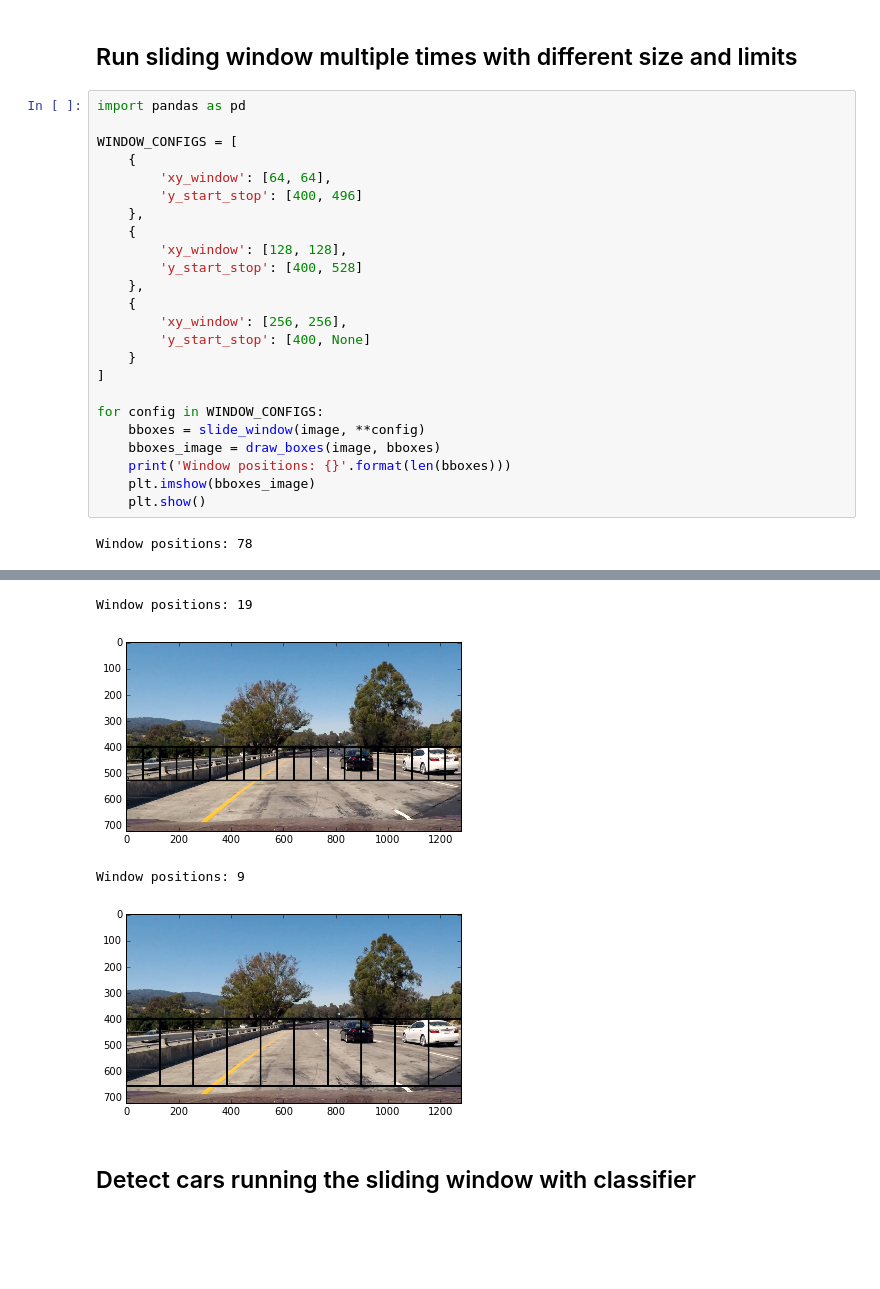
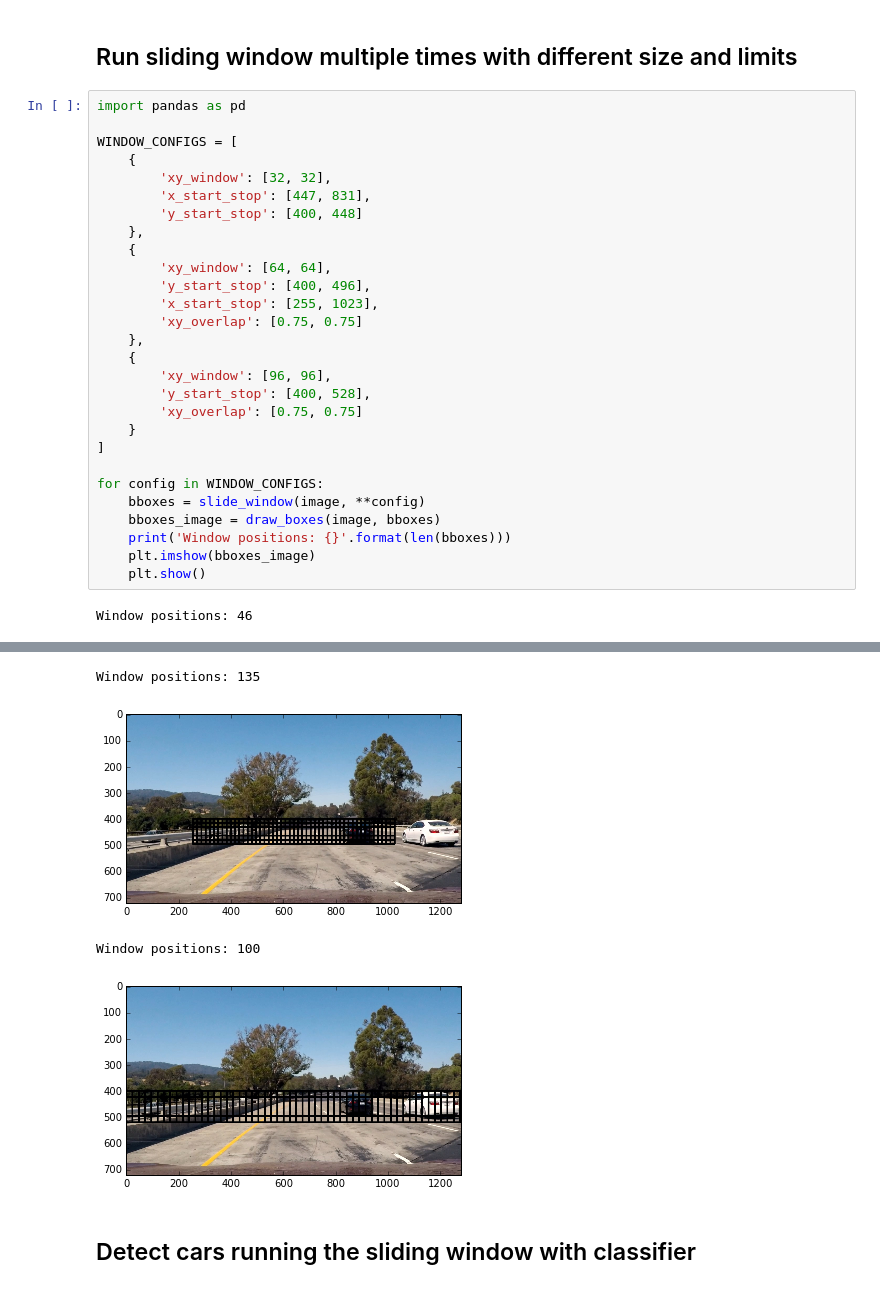
Before and after one commit to Goldob/CarND-Vehicle-Detection, a Jupyter notebook: solution.ipynb, the cells around one changed output, grey strips where cells are left out. Cells and saved outputs as stored; diff of their text form; blank space fills up the shorter version.

Commit message:
Adjust sliding window configurations

```diff
--- a/solution.ipynb
+++ b/solution.ipynb
@@ -183,16 +183,20 @@ import pandas as pd
 
 WINDOW_CONFIGS = [
     {
-        'xy_window': [64, 64],
-        'y_start_stop': [400, 496]
+        'xy_window': [32, 32],
+        'x_start_stop': [447, 831],
+        'y_start_stop': [400, 448]
     },
     {
-        'xy_window': [128, 128],
-        'y_start_stop': [400, 528]
+        'xy_window': [64, 64],
+        'y_start_stop': [400, 496],
+        'x_start_stop': [255, 1023],
+        'xy_overlap': [0.75, 0.75]
     },
     {
-        'xy_window': [256, 256],
-        'y_start_stop': [400, None]
+        'xy_window': [96, 96],
+        'y_start_stop': [400, 528],
+        'xy_overlap': [0.75, 0.75]
     }
 ]
 
@@ -203,4 +207,4 @@ for config in WINDOW_CONFIGS:
     plt.imshow(bboxes_image)
     plt.show()
 # %% [output]
-Window positions: 78
+Window positions: 46
@@ -208,7 +212,7 @@ Window positions: 78
-Window positions: 19
+Window positions: 135
-[figure, old version]
+[figure, new version]
-Window positions: 9
+Window positions: 100
-[figure, old version]
+[figure, new version]
 # %% [markdown]
 ## Detect cars running the sliding window with classifier
 # %%
```
Also changed, not shown: parts of 8 cells of this notebook.
